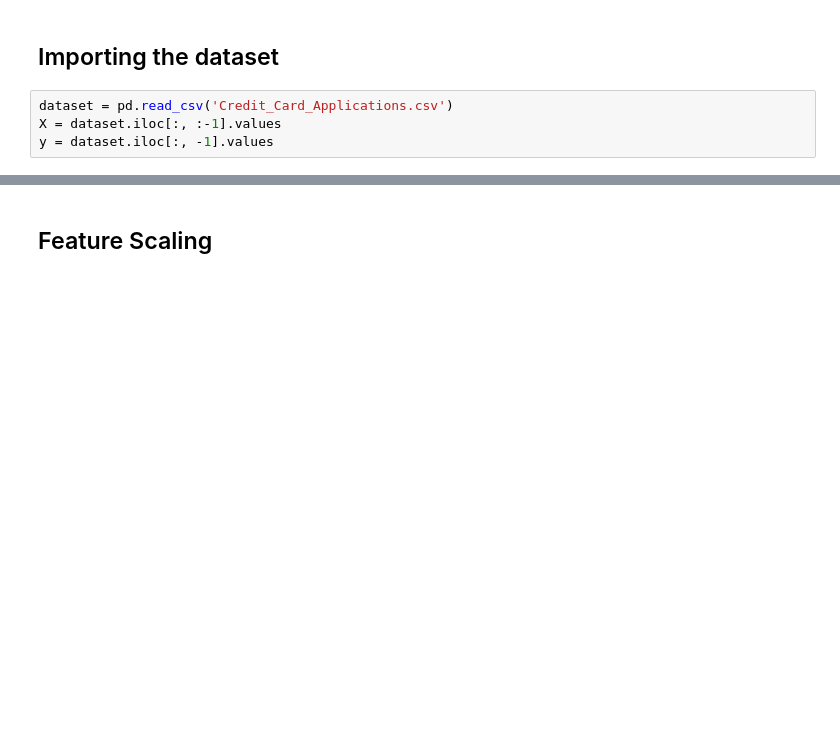
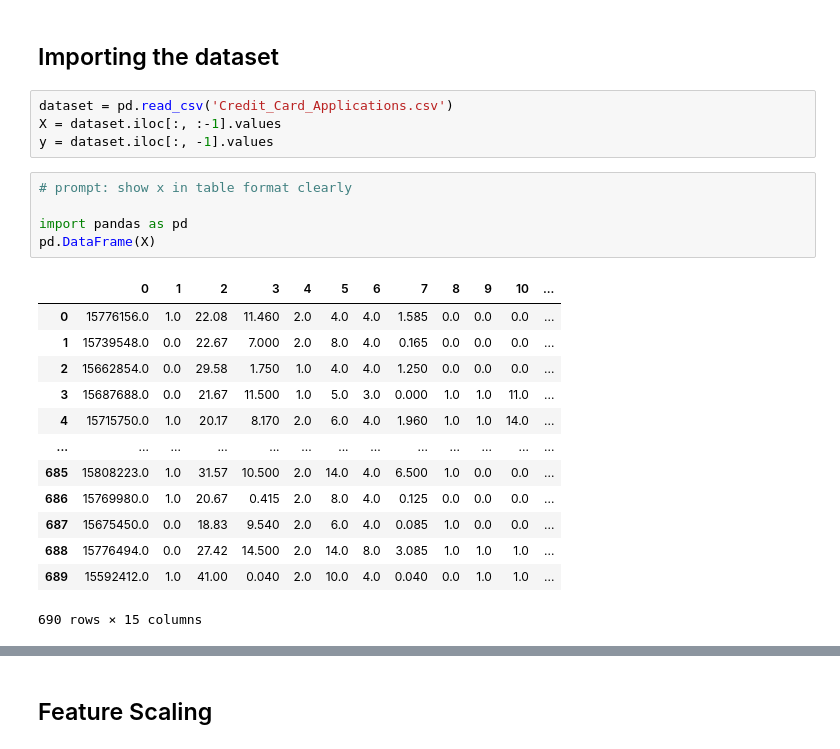
Before and after one commit to AbirZaman1762862/Deep-Learning-, a Jupyter notebook: 4_som_abir.ipynb, the cells around one changed output, grey strips where cells are left out. Drawn from its saved outputs; the diff is of its cells as text; blank space fills up the shorter version.

```diff
--- a/4_som_abir.ipynb
+++ b/4_som_abir.ipynb
@@ -18,3 +27,22 @@ import pandas as pd
 dataset = pd.read_csv('Credit_Card_Applications.csv')
 X = dataset.iloc[:, :-1].values
 y = dataset.iloc[:, -1].values
+# %%
+# prompt: show x in table format clearly
+
+import pandas as pd
+pd.DataFrame(X)
+# %% [output]
+|  | 0 | 1 | 2 | 3 | 4 | 5 | 6 | 7 | 8 | 9 | 10 | ... |
+| 0 | 15776156.0 | 1.0 | 22.08 | 11.460 | 2.0 | 4.0 | 4.0 | 1.585 | 0.0 | 0.0 | 0.0 | ... |
+| 1 | 15739548.0 | 0.0 | 22.67 | 7.000 | 2.0 | 8.0 | 4.0 | 0.165 | 0.0 | 0.0 | 0.0 | ... |
+| 2 | 15662854.0 | 0.0 | 29.58 | 1.750 | 1.0 | 4.0 | 4.0 | 1.250 | 0.0 | 0.0 | 0.0 | ... |
+| 3 | 15687688.0 | 0.0 | 21.67 | 11.500 | 1.0 | 5.0 | 3.0 | 0.000 | 1.0 | 1.0 | 11.0 | ... |
+| 4 | 15715750.0 | 1.0 | 20.17 | 8.170 | 2.0 | 6.0 | 4.0 | 1.960 | 1.0 | 1.0 | 14.0 | ... |
+| ... | ... | ... | ... | ... | ... | ... | ... | ... | ... | ... | ... | ... |
+| 685 | 15808223.0 | 1.0 | 31.57 | 10.500 | 2.0 | 14.0 | 4.0 | 6.500 | 1.0 | 0.0 | 0.0 | ... |
+| 686 | 15769980.0 | 1.0 | 20.67 | 0.415 | 2.0 | 8.0 | 4.0 | 0.125 | 0.0 | 0.0 | 0.0 | ... |
+| 687 | 15675450.0 | 0.0 | 18.83 | 9.540 | 2.0 | 6.0 | 4.0 | 0.085 | 1.0 | 0.0 | 0.0 | ... |
+| 688 | 15776494.0 | 0.0 | 27.42 | 14.500 | 2.0 | 14.0 | 8.0 | 3.085 | 1.0 | 1.0 | 1.0 | ... |
+| 689 | 15592412.0 | 1.0 | 41.00 | 0.040 | 2.0 | 10.0 | 4.0 | 0.040 | 0.0 | 1.0 | 1.0 | ... |
+690 rows × 15 columns
```
Also changed, not shown: parts of 10 cells of this notebook.
